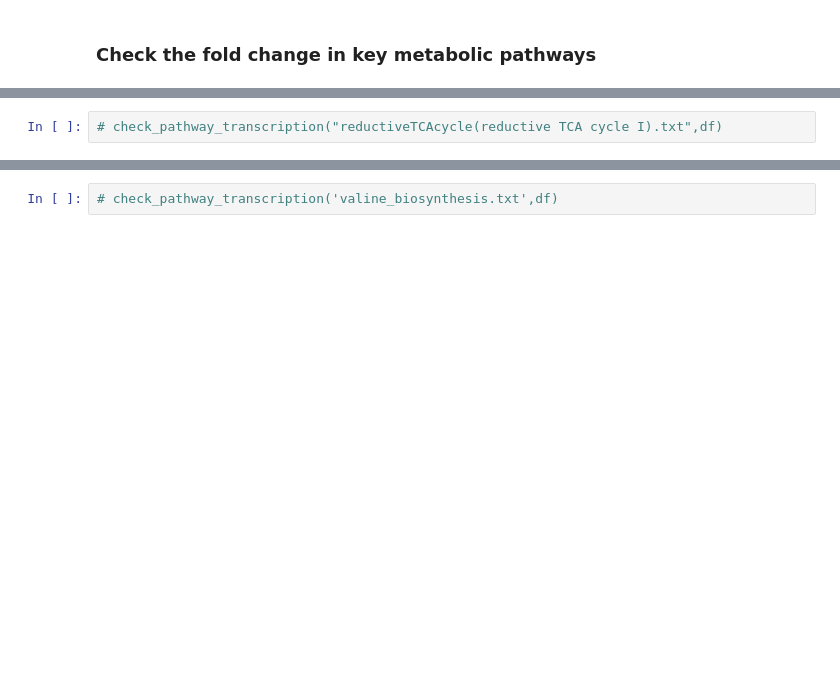
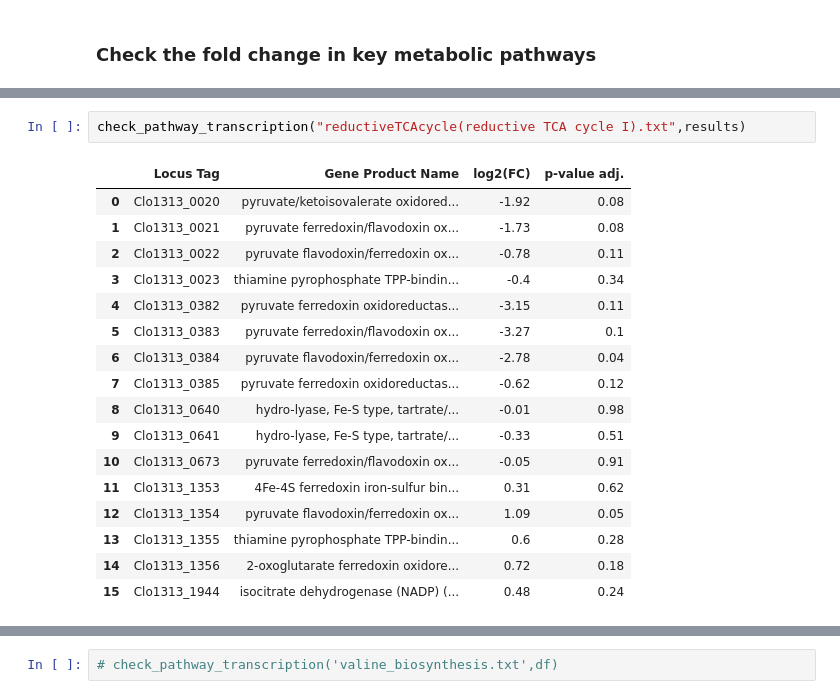
Before and after one commit to miluo41/rna_seq_clostridium, a Jupyter notebook: RNA_Seq_analysis.ipynb, the cells around one changed output, grey strips where cells are left out. Saved outputs shown, nothing was run; the diff lists cells and outputs as text; blank space fills up the shorter version.

```diff
--- a/RNA_Seq_analysis.ipynb
+++ b/RNA_Seq_analysis.ipynb
@@ -164,3 +199,21 @@ check_pathway_transcription('ketoacid_pathway(PWY-7111).txt',results)
 # %%
-# check_pathway_transcription("reductiveTCAcycle(reductive TCA cycle I).txt",df)
+check_pathway_transcription("reductiveTCAcycle(reductive TCA cycle I).txt",results)
+# %% [output]
+|  | Locus Tag | Gene Product Name | log2(FC) | p-value adj. |
+| 0 | Clo1313_0020 | pyruvate/ketoisovalerate oxidored... | -1.92 | 0.08 |
+| 1 | Clo1313_0021 | pyruvate ferredoxin/flavodoxin ox... | -1.73 | 0.08 |
+| 2 | Clo1313_0022 | pyruvate flavodoxin/ferredoxin ox... | -0.78 | 0.11 |
+| 3 | Clo1313_0023 | thiamine pyrophosphate TPP-bindin... | -0.4 | 0.34 |
+| 4 | Clo1313_0382 | pyruvate ferredoxin oxidoreductas... | -3.15 | 0.11 |
+| 5 | Clo1313_0383 | pyruvate ferredoxin/flavodoxin ox... | -3.27 | 0.1 |
+| 6 | Clo1313_0384 | pyruvate flavodoxin/ferredoxin ox... | -2.78 | 0.04 |
+| 7 | Clo1313_0385 | pyruvate ferredoxin oxidoreductas... | -0.62 | 0.12 |
+| 8 | Clo1313_0640 | hydro-lyase, Fe-S type, tartrate/... | -0.01 | 0.98 |
+| 9 | Clo1313_0641 | hydro-lyase, Fe-S type, tartrate/... | -0.33 | 0.51 |
+| 10 | Clo1313_0673 | pyruvate ferredoxin/flavodoxin ox... | -0.05 | 0.91 |
+| 11 | Clo1313_1353 | 4Fe-4S ferredoxin iron-sulfur bin... | 0.31 | 0.62 |
+| 12 | Clo1313_1354 | pyruvate flavodoxin/ferredoxin ox... | 1.09 | 0.05 |
+| 13 | Clo1313_1355 | thiamine pyrophosphate TPP-bindin... | 0.6 | 0.28 |
+| 14 | Clo1313_1356 | 2-oxoglutarate ferredoxin oxidore... | 0.72 | 0.18 |
+| 15 | Clo1313_1944 | isocitrate dehydrogenase (NADP) (... | 0.48 | 0.24 |
 # %%
```
Also changed, not shown: parts of 20 cells of this notebook.
